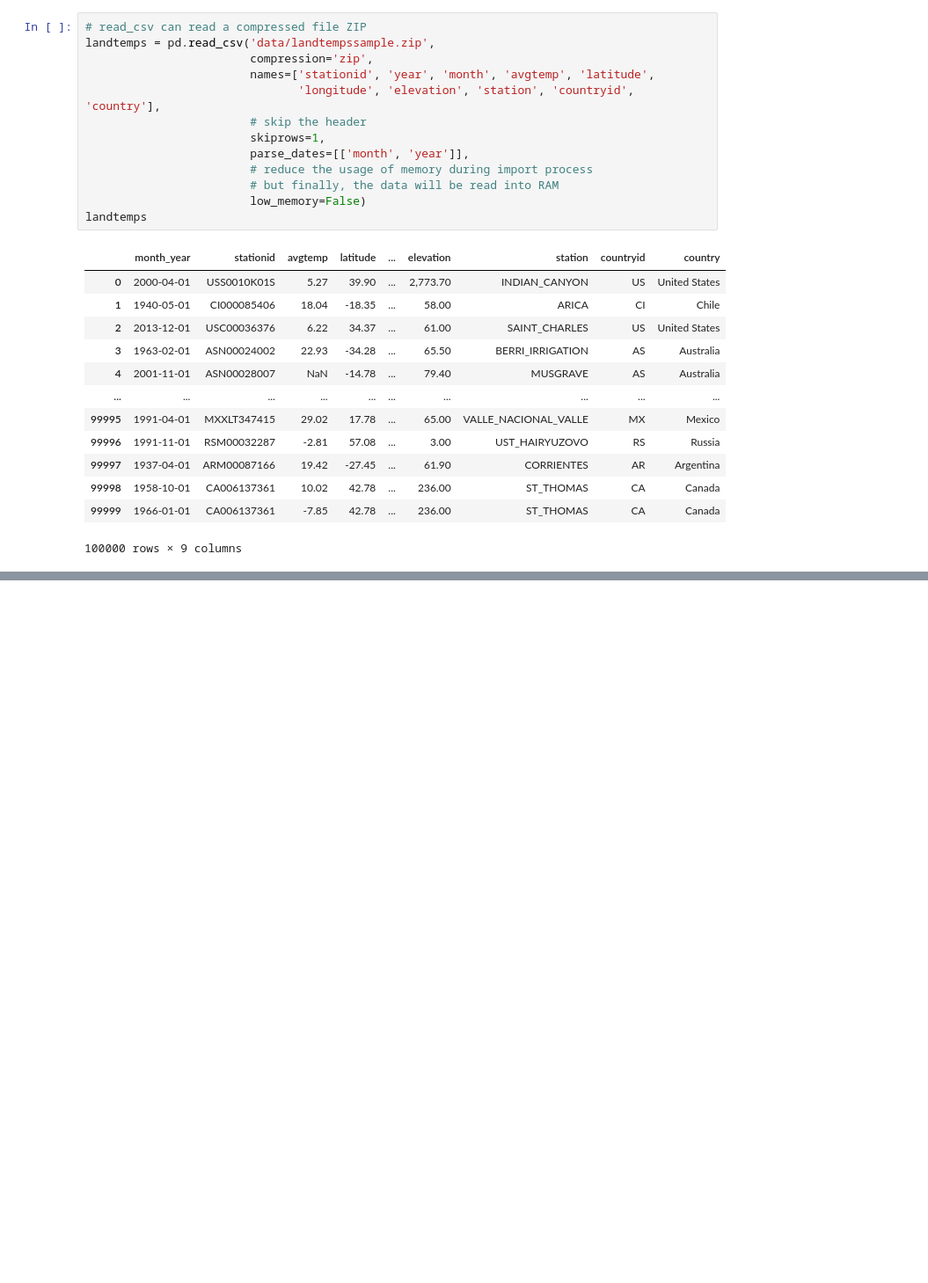
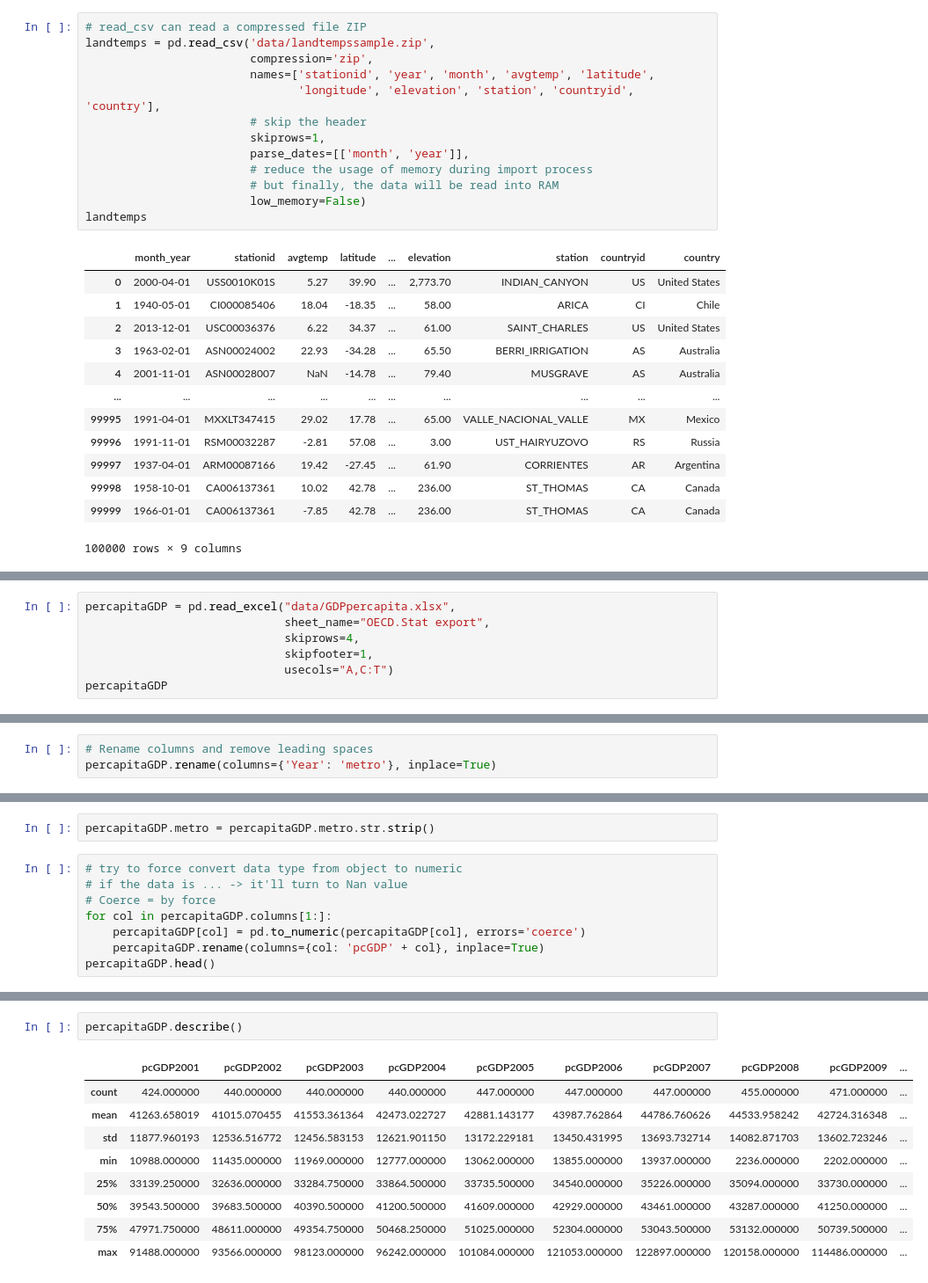
Before and after one commit to quocdat-le-insacvl/Python-Data-Cleaning-Cookbook, a Jupyter notebook: chapter_01/chapter01.ipynb, the cells around one changed output, grey strips where cells are left out. Shown at 88% size. Drawn from its saved outputs; the diff is of its cells as text; blank space fills up the shorter version.

```diff
--- a/chapter_01/chapter01.ipynb
+++ b/chapter_01/chapter01.ipynb
@@ -121,0 +129,7 @@ landtemps
+# %%
+percapitaGDP = pd.read_excel("data/GDPpercapita.xlsx",
+                             sheet_name="OECD.Stat export",
+                             skiprows=4,
+                             skipfooter=1,
+                             usecols="A,C:T")
+percapitaGDP
@@ -121,0 +171,3 @@ landtemps
+# %%
+# Rename columns and remove leading spaces
+percapitaGDP.rename(columns={'Year': 'metro'}, inplace=True)
@@ -121,0 +182,10 @@ landtemps
+# %%
+percapitaGDP.metro = percapitaGDP.metro.str.strip()
+# %%
+# try to force convert data type from object to numeric
+# if the data is ... -> it'll turn to Nan value
+# Coerce = by force
+for col in percapitaGDP.columns[1:]:
+    percapitaGDP[col] = pd.to_numeric(percapitaGDP[col], errors='coerce')
+    percapitaGDP.rename(columns={col: 'pcGDP' + col}, inplace=True)
+percapitaGDP.head()
@@ -121,0 +222,12 @@ landtemps
+# %%
+percapitaGDP.describe()
+# %% [output]
+|  | pcGDP2001 | pcGDP2002 | pcGDP2003 | pcGDP2004 | pcGDP2005 | pcGDP2006 | pcGDP2007 | pcGDP2008 | pcGDP2009 | ... |
+| count | 424.000000 | 440.000000 | 440.000000 | 440.000000 | 447.000000 | 447.000000 | 447.000000 | 455.000000 | 471.000000 | ... |
+| mean | 41263.658019 | 41015.070455 | 41553.361364 | 42473.022727 | 42881.143177 | 43987.762864 | 44786.760626 | 44533.958242 | 42724.316348 | ... |
+| std | 11877.960193 | 12536.516772 | 12456.583153 | 12621.901150 | 13172.229181 | 13450.431995 | 13693.732714 | 14082.871703 | 13602.723246 | ... |
+| min | 10988.000000 | 11435.000000 | 11969.000000 | 12777.000000 | 13062.000000 | 13855.000000 | 13937.000000 | 2236.000000 | 2202.000000 | ... |
+| 25% | 33139.250000 | 32636.000000 | 33284.750000 | 33864.500000 | 33735.500000 | 34540.000000 | 35226.000000 | 35094.000000 | 33730.000000 | ... |
+| 50% | 39543.500000 | 39683.500000 | 40390.500000 | 41200.500000 | 41609.000000 | 42929.000000 | 43461.000000 | 43287.000000 | 41250.000000 | ... |
+| 75% | 47971.750000 | 48611.000000 | 49354.750000 | 50468.250000 | 51025.000000 | 52304.000000 | 53043.500000 | 53132.000000 | 50739.500000 | ... |
+| max | 91488.000000 | 93566.000000 | 98123.000000 | 96242.000000 | 101084.000000 | 121053.000000 | 122897.000000 | 120158.000000 | 114486.000000 | ... |
```
Also changed, not shown: parts of 55 cells of this notebook.
